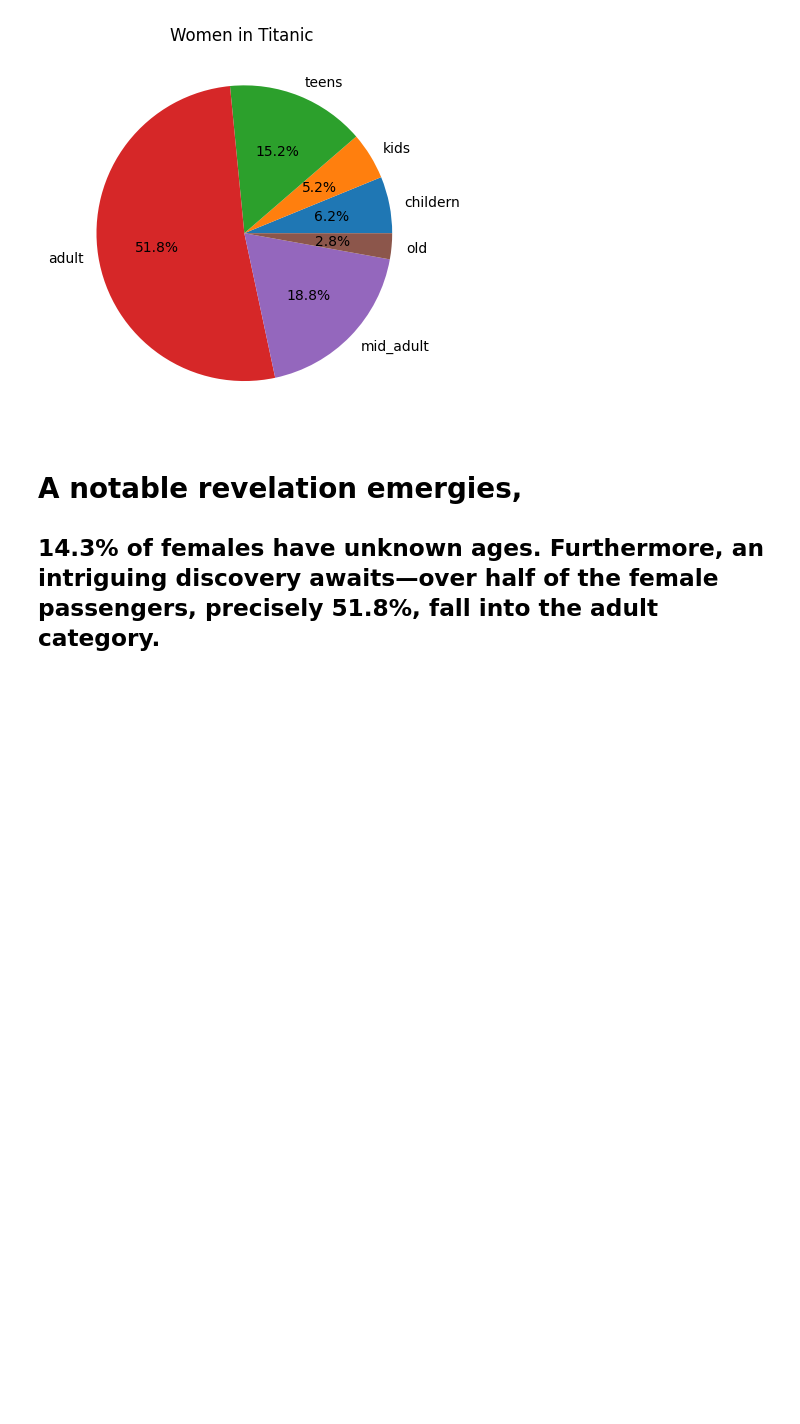
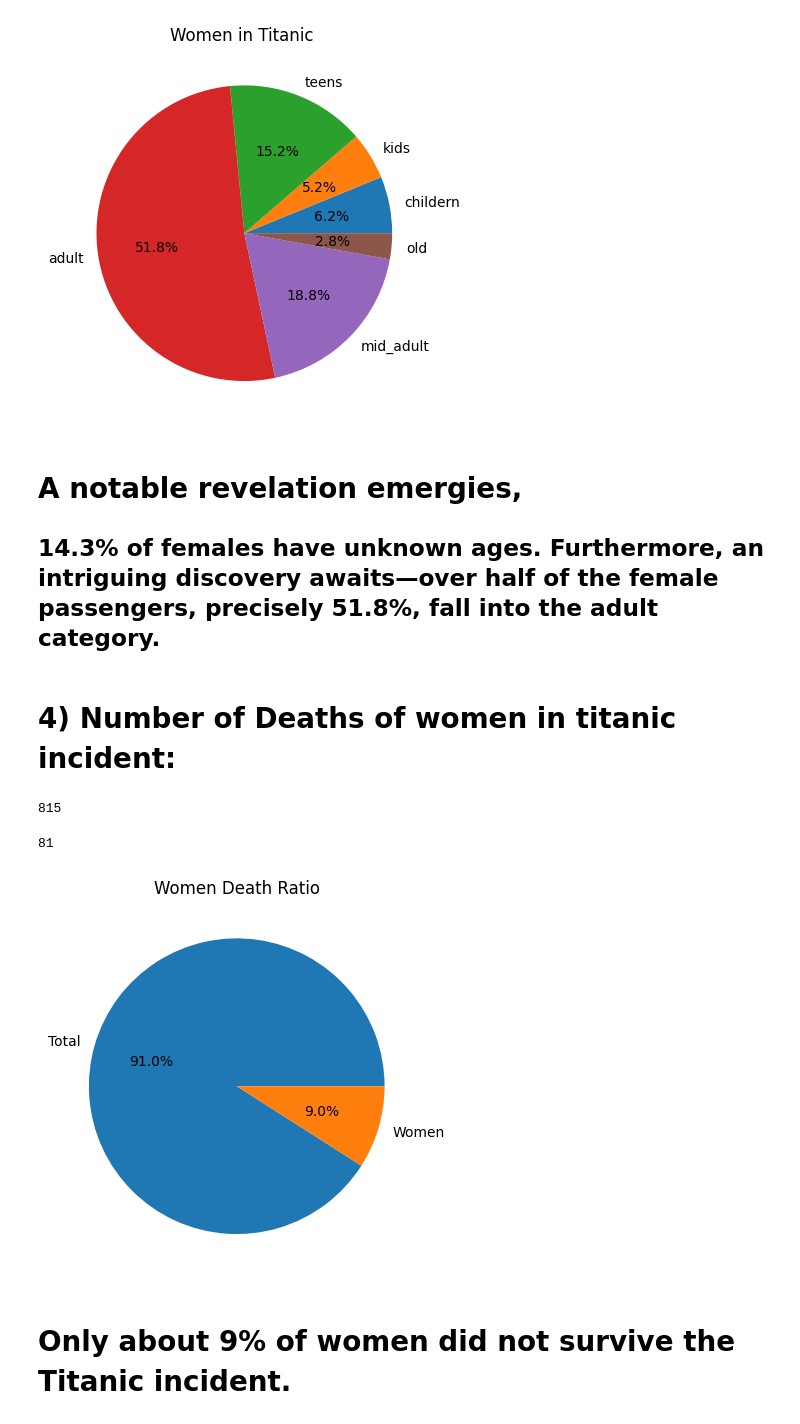
Before and after one commit to bilaalmunir/PRODIGY-DS-02, a Jupyter notebook: Prodigy-ds-02.ipynb, the cells around one changed output. Drawn from its saved outputs; the diff is of its cells as text; code cells hidden in the pictures; blank space fills up the shorter version.

```diff
--- a/Prodigy-ds-02.ipynb
+++ b/Prodigy-ds-02.ipynb
@@ -130,3 +151,27 @@ plt.show()
 # %% [markdown]
 # A notable revelation emergies,
 ## 14.3% of females have unknown ages. Furthermore, an intriguing discovery awaits—over half of the female passengers, precisely 51.8%, fall into the adult category.
+# %% [markdown]
+# 4) Number of Deaths of women in titanic incident:
+# %%
+deceased = titanic_new[titanic_new['Survived']==0]
+total_deceased = deceased['PassengerId'].count()
+total_deceased
+# %% [output]
+815
+# %%
+deceased_women = female_passengers_data[female_passengers_data['Survived']==0]
+deceased_women_count = deceased_women['PassengerId'].count()
+deceased_women_count
+# %% [output]
+81
+# %%
+da=np.array([total_deceased,deceased_women_count])
+da_labels = ["Total", "Women"]
+plt.pie(da,labels=da_labels,autopct="%1.1f%%")
+plt.title("Women Death Ratio")
+plt.show()
+# %% [output]
+[figure, added]
+# %% [markdown]
+# Only about 9% of women did not survive the Titanic incident.
```
Also changed, not shown: parts of 6 cells of this notebook.
